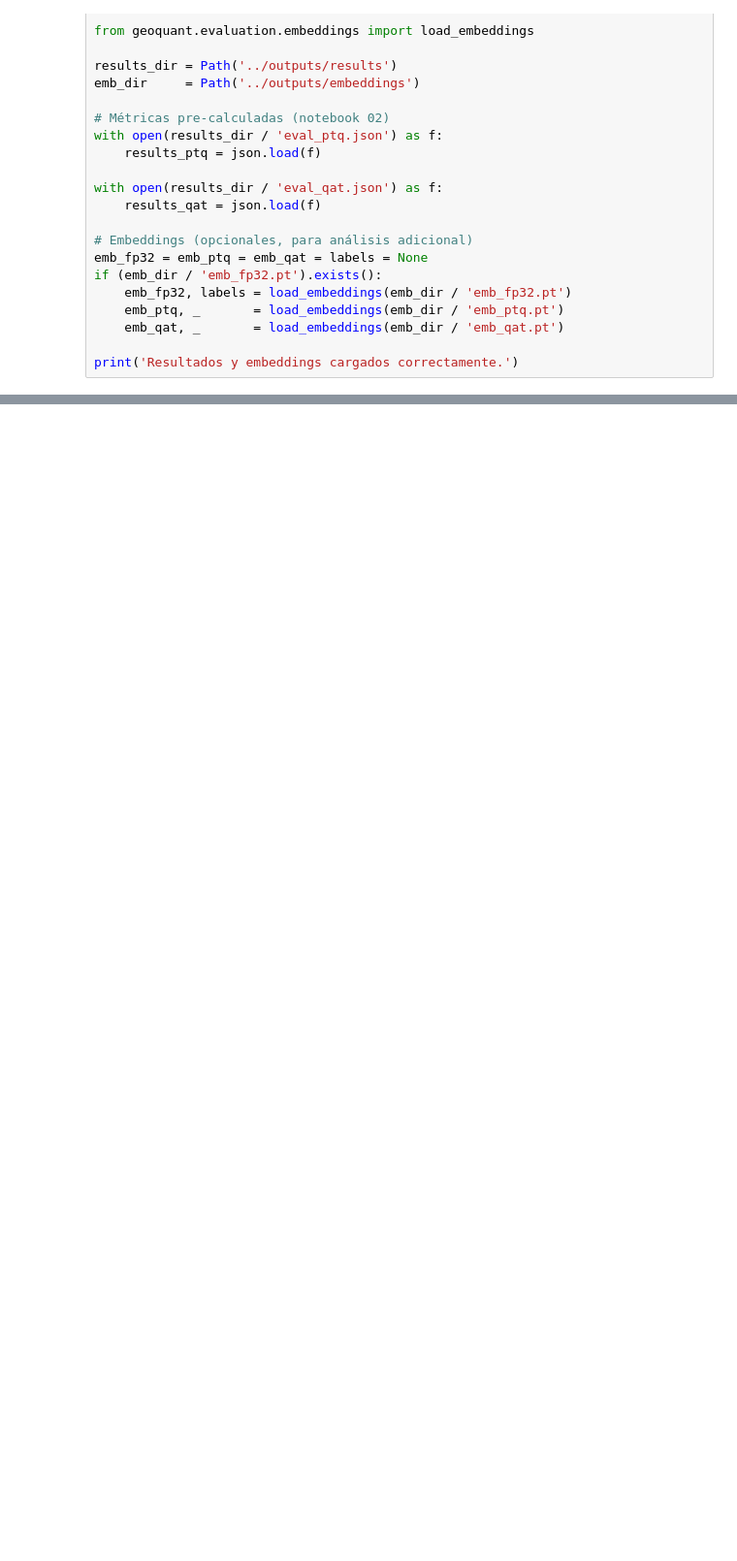
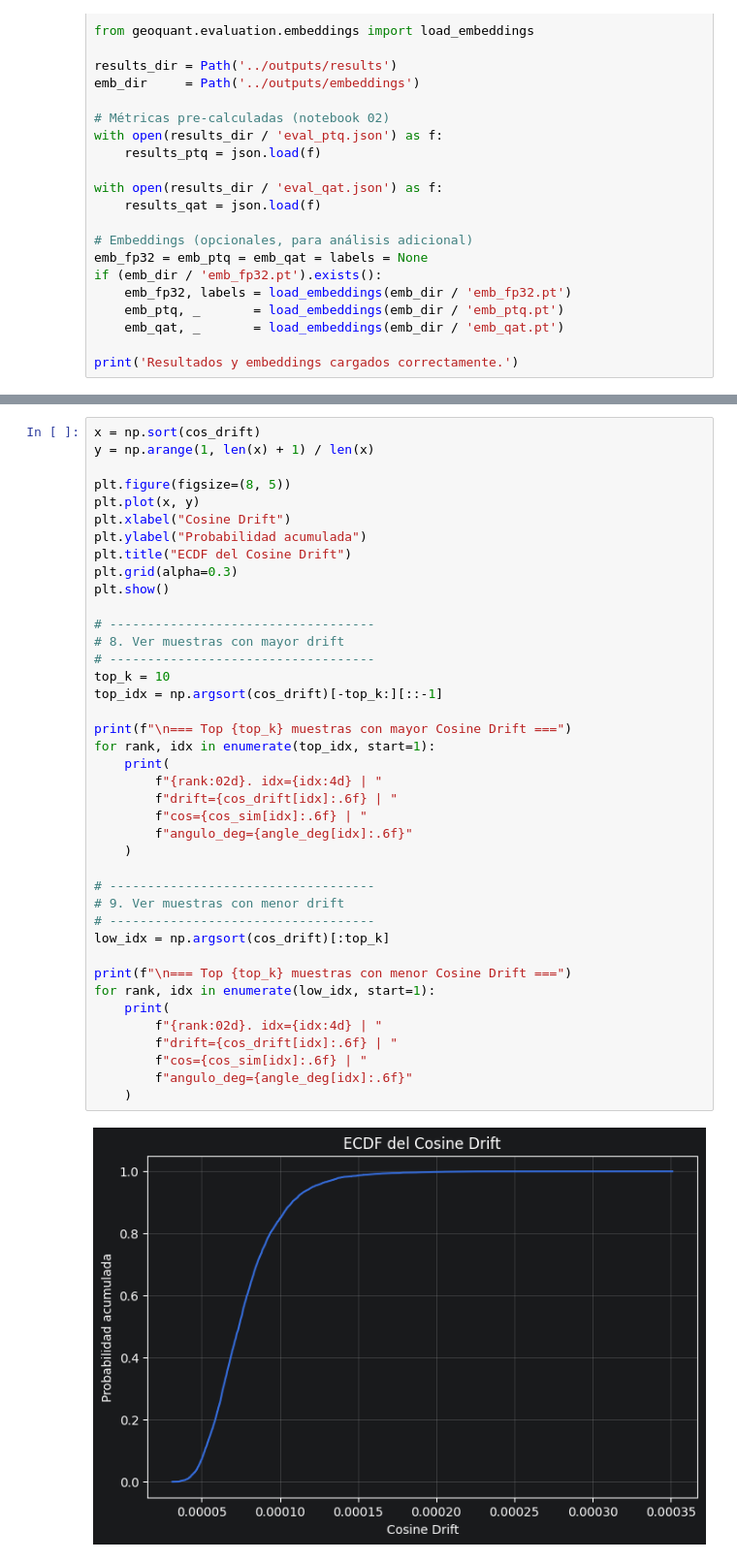
Before and after one commit to MSCP-CCIA/GeoQuant-MobileNet, a Jupyter notebook: notebooks/03_geometric_evaluation.ipynb, the cells around one changed output, grey strips where cells are left out. Shown at 97% size. Drawn from its saved outputs; the diff is of its cells as text; blank space fills up the shorter version.

```diff
--- a/notebooks/03_geometric_evaluation.ipynb
+++ b/notebooks/03_geometric_evaluation.ipynb
@@ -61,0 +173,42 @@ plt.show()
+# %%
+x = np.sort(cos_drift)
+y = np.arange(1, len(x) + 1) / len(x)
+
+plt.figure(figsize=(8, 5))
+plt.plot(x, y)
+plt.xlabel("Cosine Drift")
+plt.ylabel("Probabilidad acumulada")
+plt.title("ECDF del Cosine Drift")
+plt.grid(alpha=0.3)
+plt.show()
+
+# -----------------------------------
+# 8. Ver muestras con mayor drift
+# -----------------------------------
+top_k = 10
+top_idx = np.argsort(cos_drift)[-top_k:][::-1]
+
+print(f"\n=== Top {top_k} muestras con mayor Cosine Drift ===")
+for rank, idx in enumerate(top_idx, start=1):
+    print(
+        f"{rank:02d}. idx={idx:4d} | "
+        f"drift={cos_drift[idx]:.6f} | "
+        f"cos={cos_sim[idx]:.6f} | "
+        f"angulo_deg={angle_deg[idx]:.6f}"
+    )
+
+# -----------------------------------
+# 9. Ver muestras con menor drift
+# -----------------------------------
+low_idx = np.argsort(cos_drift)[:top_k]
+
+print(f"\n=== Top {top_k} muestras con menor Cosine Drift ===")
+for rank, idx in enumerate(low_idx, start=1):
+    print(
+        f"{rank:02d}. idx={idx:4d} | "
+        f"drift={cos_drift[idx]:.6f} | "
+        f"cos={cos_sim[idx]:.6f} | "
+        f"angulo_deg={angle_deg[idx]:.6f}"
+    )
+# %% [output]
+[figure, added]
```
Also changed, not shown: parts of 13 cells of this notebook, 6 other files.
